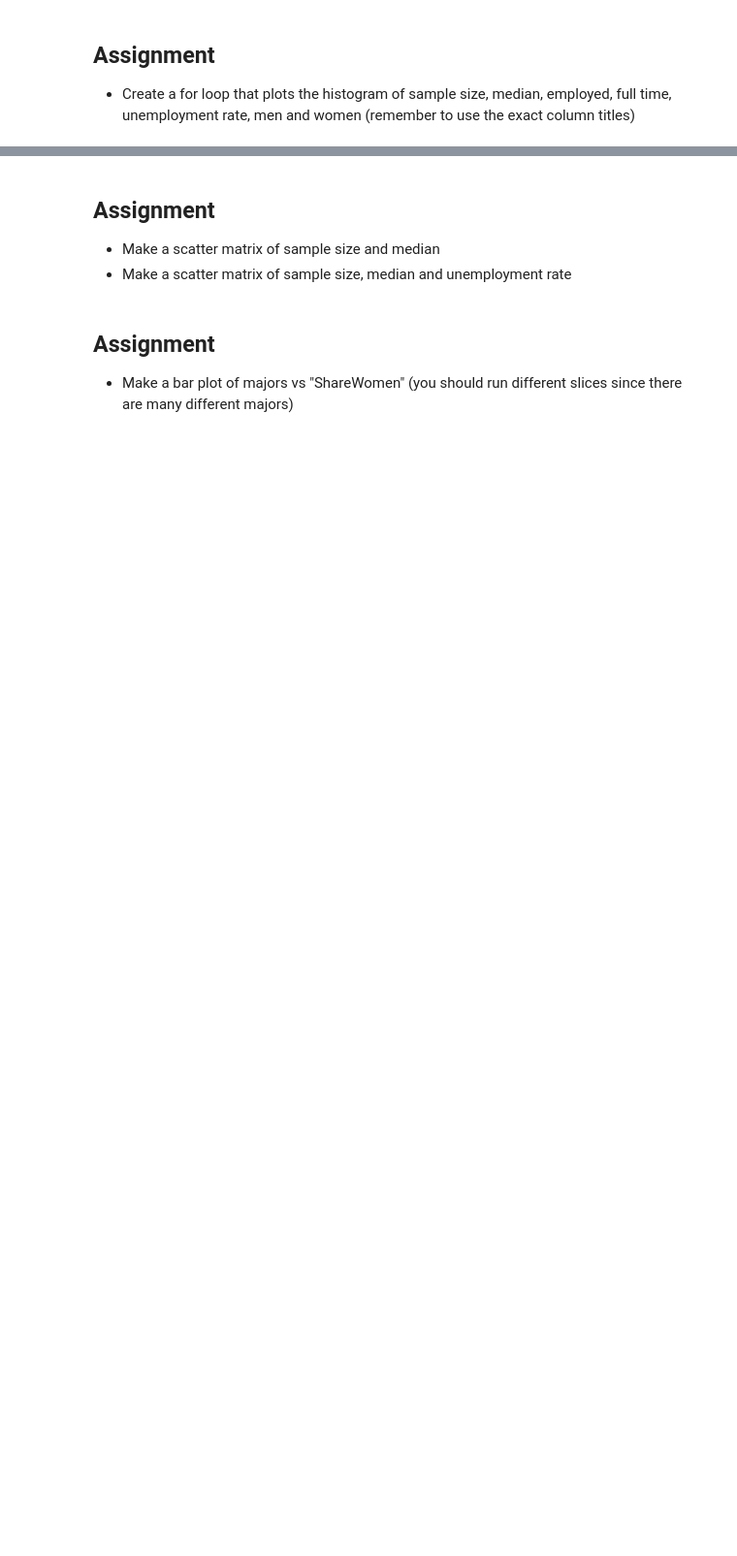
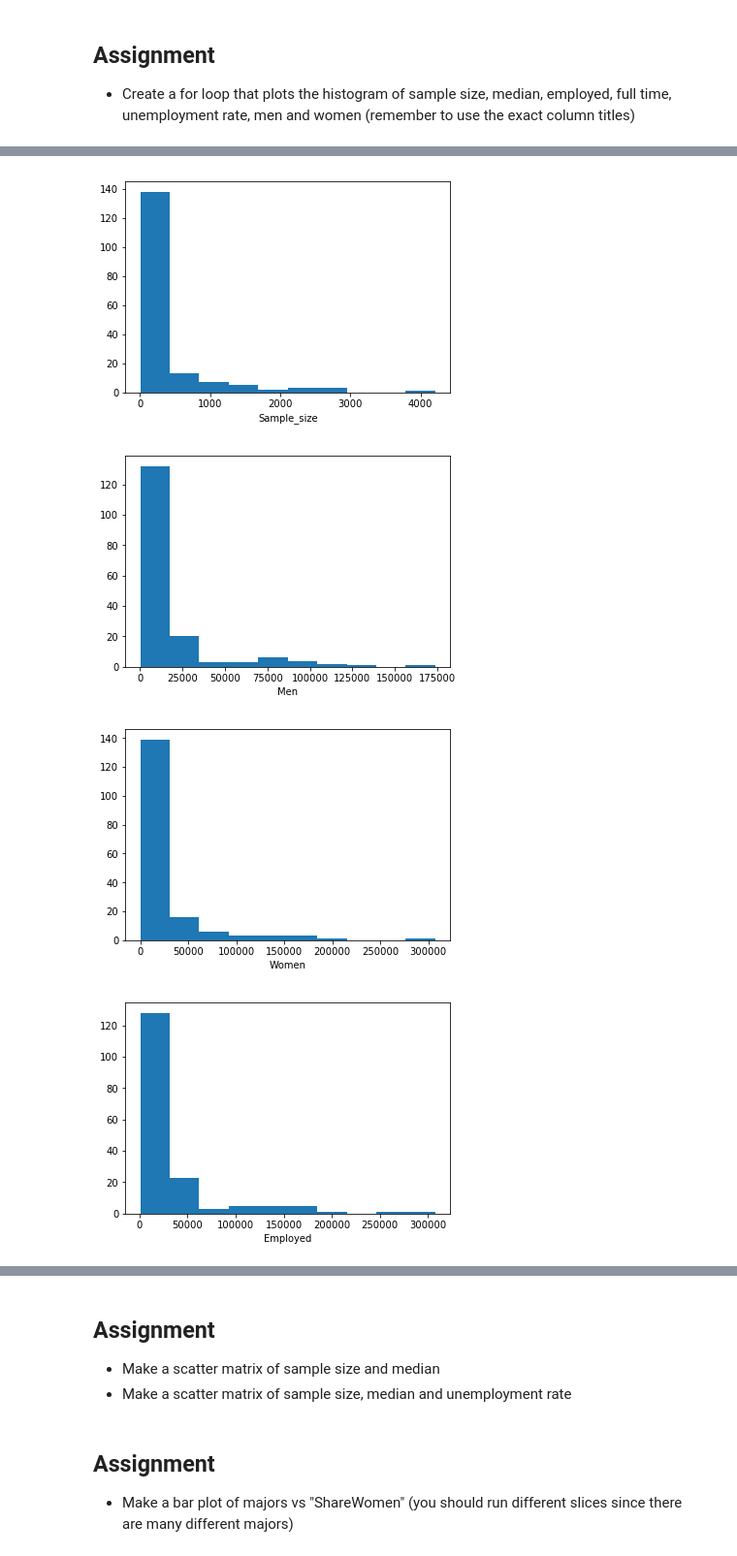
Before and after one commit to mudspringhiker/foundations, a Jupyter notebook: 07_Python_Data_Analysis/college_majors/college.ipynb, the cells around one changed output, grey strips where cells are left out. Shown at 97% size. Cells and saved outputs as stored; diff of their text form; code cells hidden in the pictures; blank space fills up the shorter version.

```diff
--- a/07_Python_Data_Analysis/college_majors/college.ipynb
+++ b/07_Python_Data_Analysis/college_majors/college.ipynb
@@ -139,0 +142,10 @@ plt.xlabel('Sample size');
+# %%
+for item in ['Sample_size', 'Men', 'Women', 'Employed', 'Full_time', 'Unemployment_rate', 'Median']:
+    plt.hist(data[item])
+    plt.xlabel(item)
+    plt.show()
+# %% [output]
+[figure, added]
+[figure, added]
+[figure, added]
+[figure, added]
```
Also changed, not shown: parts of 10 cells of this notebook.
